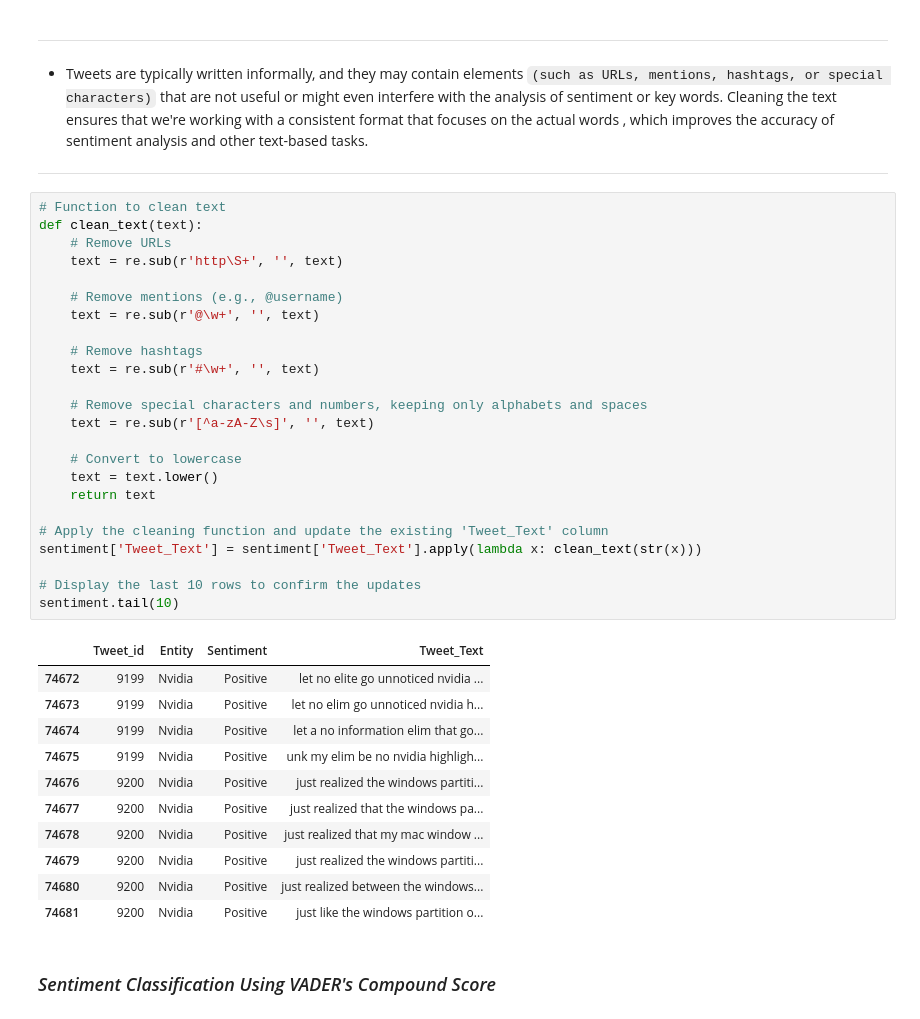
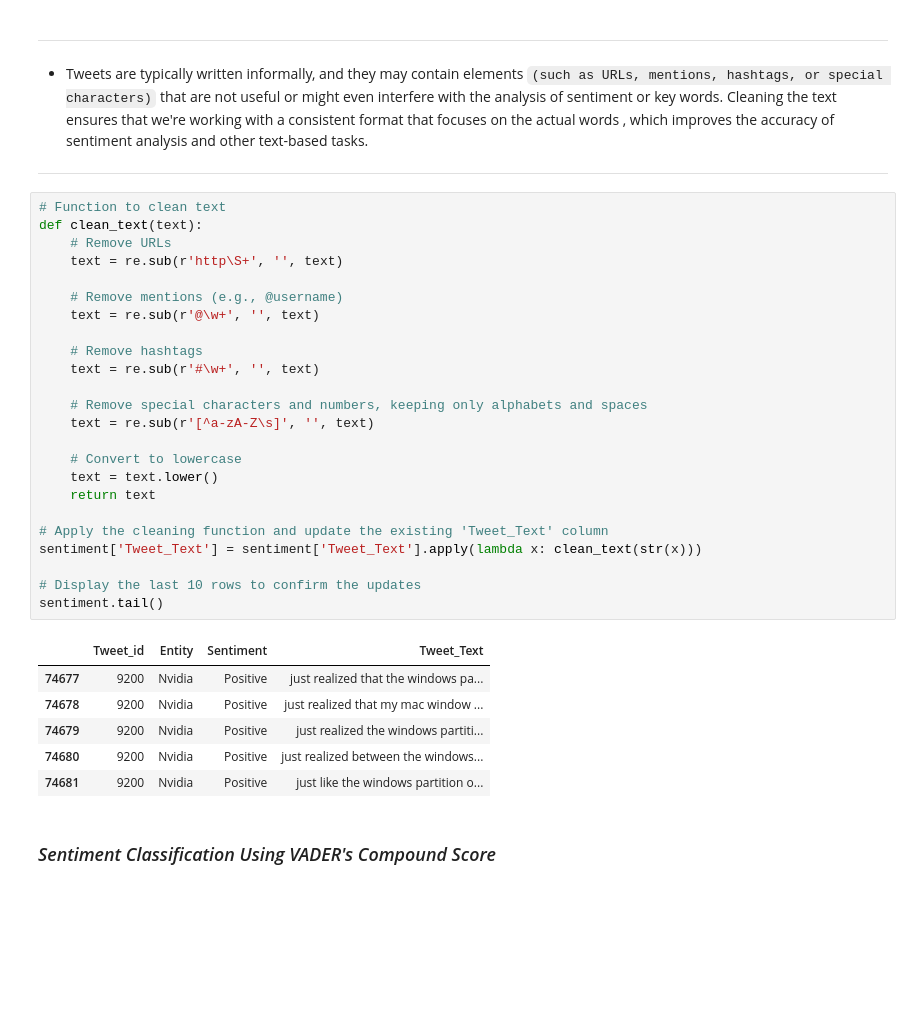
Before and after one commit to SnitTeshome/PRODIGY_DS_04, a Jupyter notebook: Task-04.ipynb, the cells around one changed output. Drawn from its saved outputs; the diff is of its cells as text; blank space fills up the shorter version.

```diff
--- a/Task-04.ipynb
+++ b/Task-04.ipynb
@@ -129,34 +129,29 @@ sentiment.duplicated().sum()
 # %%
 # Function to clean text
 def clean_text(text):
     # Remove URLs
     text = re.sub(r'http\S+', '', text)
 
     # Remove mentions (e.g., @username)
     text = re.sub(r'@\w+', '', text)
 
     # Remove hashtags
     text = re.sub(r'#\w+', '', text)
 
     # Remove special characters and numbers, keeping only alphabets and spaces
     text = re.sub(r'[^a-zA-Z\s]', '', text)
 
     # Convert to lowercase
     text = text.lower()
     return text
 
 # Apply the cleaning function and update the existing 'Tweet_Text' column
 sentiment['Tweet_Text'] = sentiment['Tweet_Text'].apply(lambda x: clean_text(str(x)))
 
 # Display the last 10 rows to confirm the updates
-sentiment.tail(10)
+sentiment.tail()
 # %% [output]
 |  | Tweet_id | Entity | Sentiment | Tweet_Text |
-| 74672 | 9199 | Nvidia | Positive | let no elite go unnoticed nvidia ... |
-| 74673 | 9199 | Nvidia | Positive | let no elim go unnoticed nvidia h... |
-| 74674 | 9199 | Nvidia | Positive | let a no information elim that go... |
-| 74675 | 9199 | Nvidia | Positive | unk my elim be no nvidia highligh... |
-| 74676 | 9200 | Nvidia | Positive | just realized the windows partiti... |
 | 74677 | 9200 | Nvidia | Positive | just realized that the windows pa... |
 | 74678 | 9200 | Nvidia | Positive | just realized that my mac window ... |
 | 74679 | 9200 | Nvidia | Positive | just realized the windows partiti... |
```
Also changed, not shown: parts of 10 cells of this notebook.
